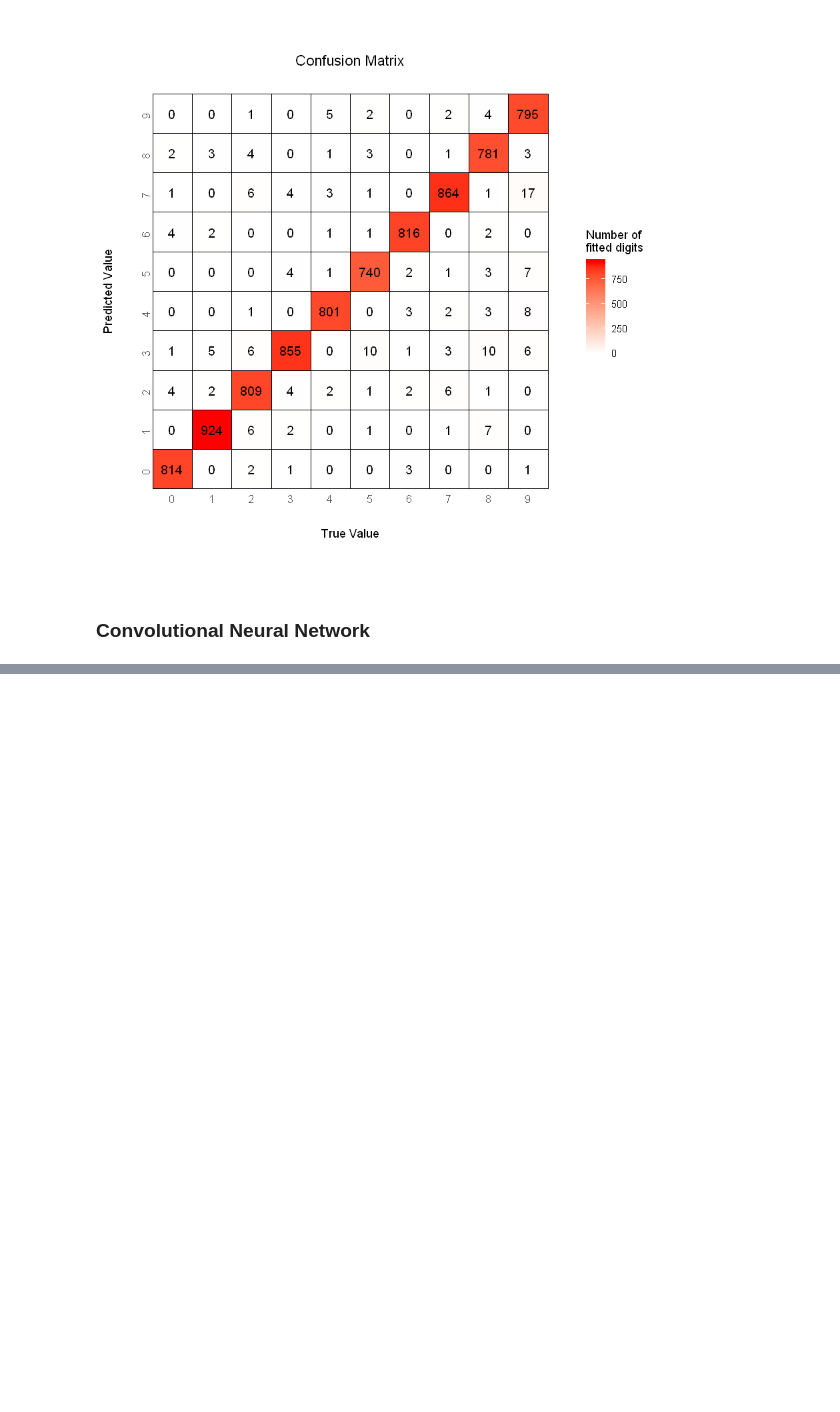
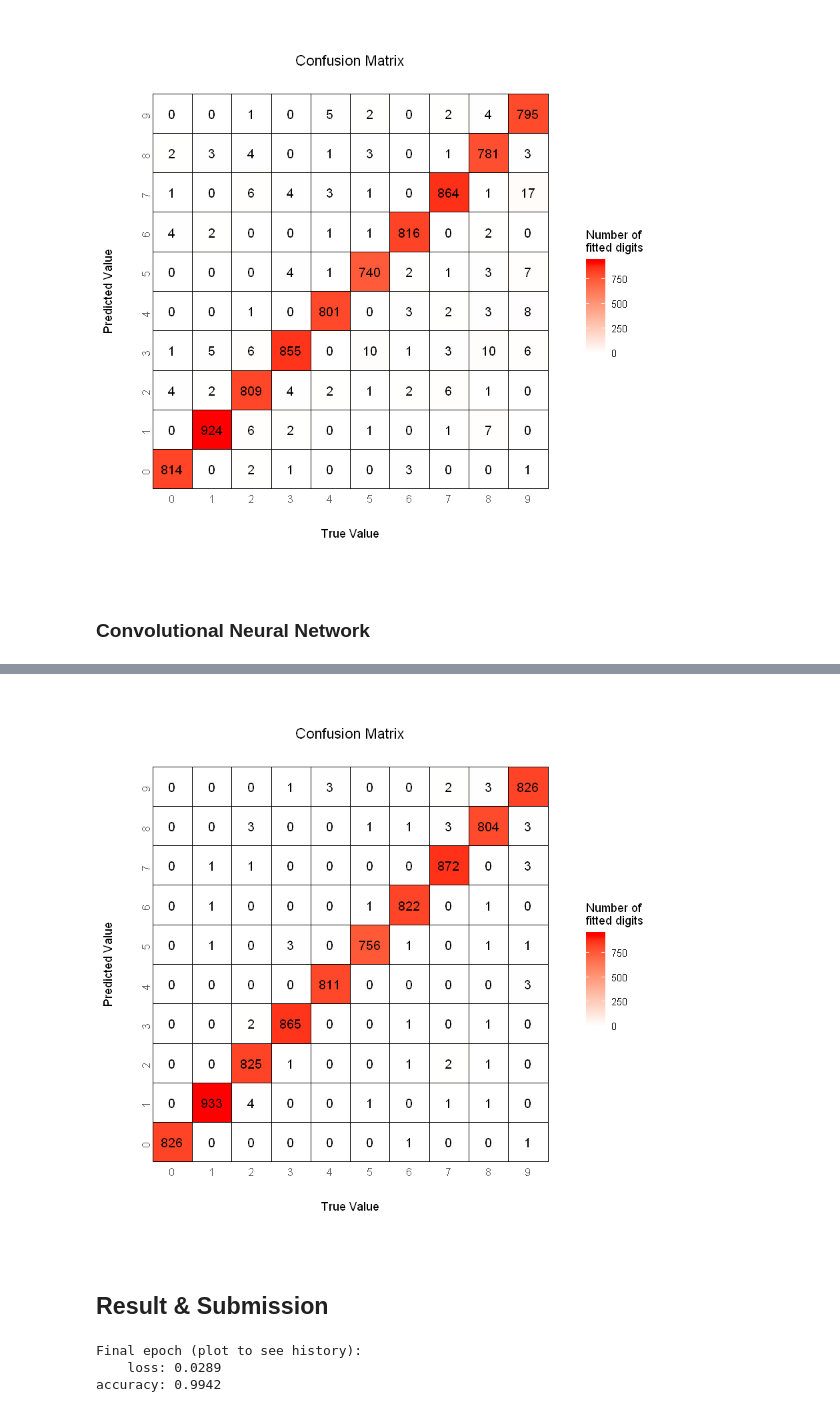
Before and after one commit to JuiceFV/Kaggle, a Jupyter notebook: Digit Recognizer/Solution.ipynb, the cells around one changed output, grey strips where cells are left out. Saved outputs shown, nothing was run; the diff lists cells and outputs as text; code cells hidden in the pictures; blank space fills up the shorter version.

```diff
--- a/Digit Recognizer/Solution.ipynb
+++ b/Digit Recognizer/Solution.ipynb
@@ -739,0 +834,8 @@ confusion_matrix(prediction_dnn, test_split$label)
+# %%
+prediction_cnn <- predict_classes(model_cnn, X_test_cnn)
+# %%
+confusion_matrix(prediction_cnn, test_split$label)
+# %% [output]
+[figure, added]
+# %% [markdown]
+## Result & Submission
@@ -739,0 +854,6 @@ confusion_matrix(prediction_dnn, test_split$label)
+# %%
+history
+# %% [output]
+Final epoch (plot to see history):
+    loss: 0.0289
+accuracy: 0.9942
```
Also changed, not shown: parts of 17 cells of this notebook, 3 other files.
